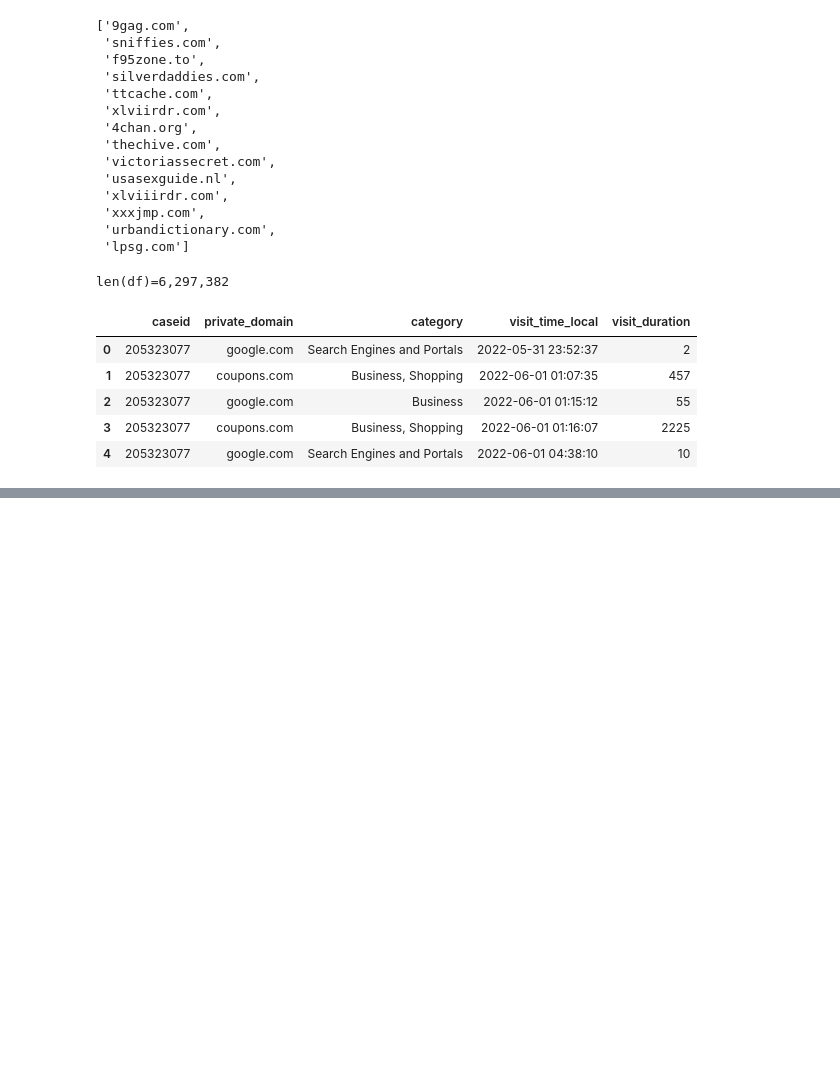
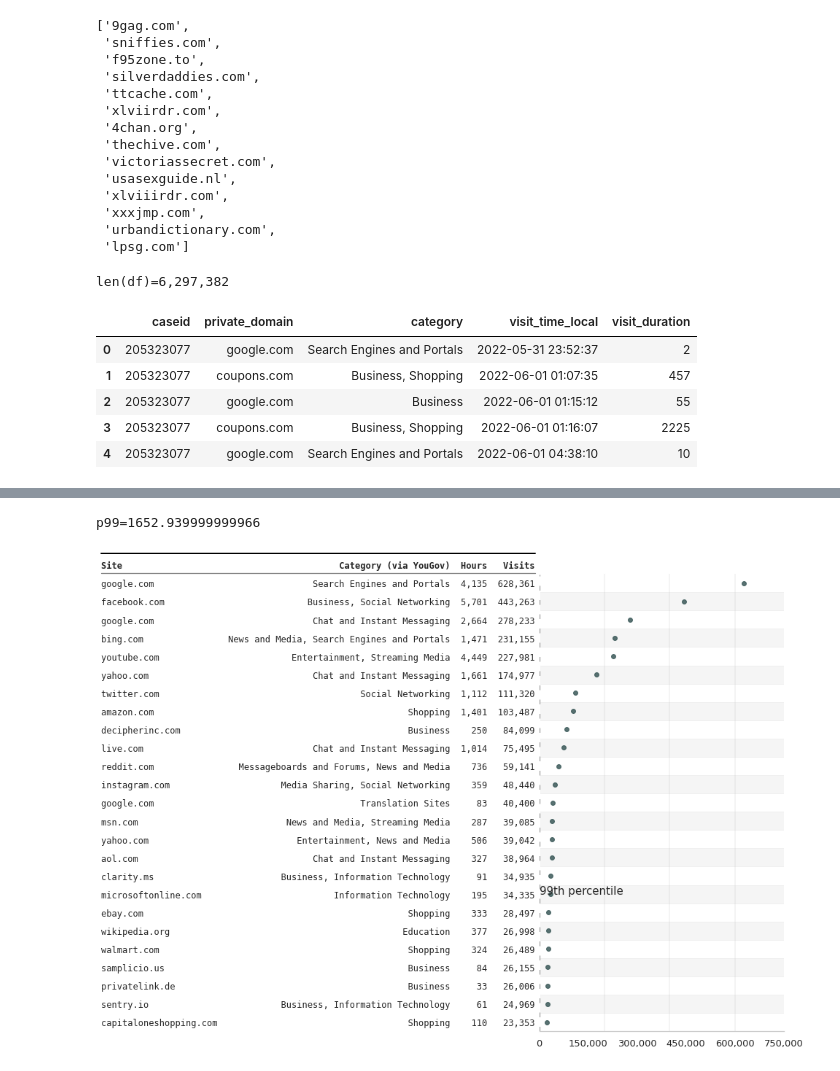
Before and after one commit to soodoku/adult, a Jupyter notebook: scripts/10_topsites.ipynb, the cells around one changed output, grey strips where cells are left out. Drawn from its saved outputs; the diff is of its cells as text; code cells hidden in the pictures; blank space fills up the shorter version.

```diff
--- a/scripts/10_topsites.ipynb
+++ b/scripts/10_topsites.ipynb
@@ -210,35 +248,39 @@ ax = forestplot(df_nonadultsites_count.head(25),
                 color_alt_rows=True,
                 xticks=range(0,800_000,150_000),  # x-ticks to be printed
                 table=True,
                **{"marker": "o",  # set maker symbol as diamond
                   "variable_header": "Site",
                   "markersize": 35,  # adjust marker size
 #                   "xlinestyle": (0, (10, 5)),  # long dash for x-reference line
                   "xlinecolor": "1",  # gray color for x-reference line
                   "xtick_size": 13,  # adjust x-ticker fontsize
                  }
                )
 ax.xaxis.set_ticks_position('none')
 ax.grid(False)
 fmt = '{x:,.0f}'
 tick = mtick.StrMethodFormatter(fmt)
 ax.xaxis.set_major_formatter(tick)
 ax.set_ylim(-.5, 25.5) # Gets rid of white padding above
 for vline in [200_000, 400_000, 600_000]:
     ax.vlines(vline, ymin=-.5, ymax=24.5, colors=".6", linewidth=.2)
 annotation = "99th percentile"
-p95 = df_nonadultsites_count["count"].quantile(q=.99)
+p99 = df_nonadultsites_count["count"].quantile(q=.99)
+print(f"{p99=}")
 horizontal_scaler = 1.05
-x, y = horizontal_scaler*p95, 7
+x, y = horizontal_scaler*p99, 7
 plt.annotate(annotation, (x, y), size=15)
 plt.axvline(
     x,
     ymax=.96,
     color=".6",
     ls=(0, (5, 10)),
     lw=1.3
 )
 save_mpl_fig(os.path.join("../figs/top_25_nonadultsites"))
+# %% [output]
+p99=1652.939999999966
+[figure, added]
 # %%
 df_zero_duration = (df
                     .query(f"visit_duration==0")
```
Also changed, not shown: parts of 6 cells of this notebook, 1 other file.
